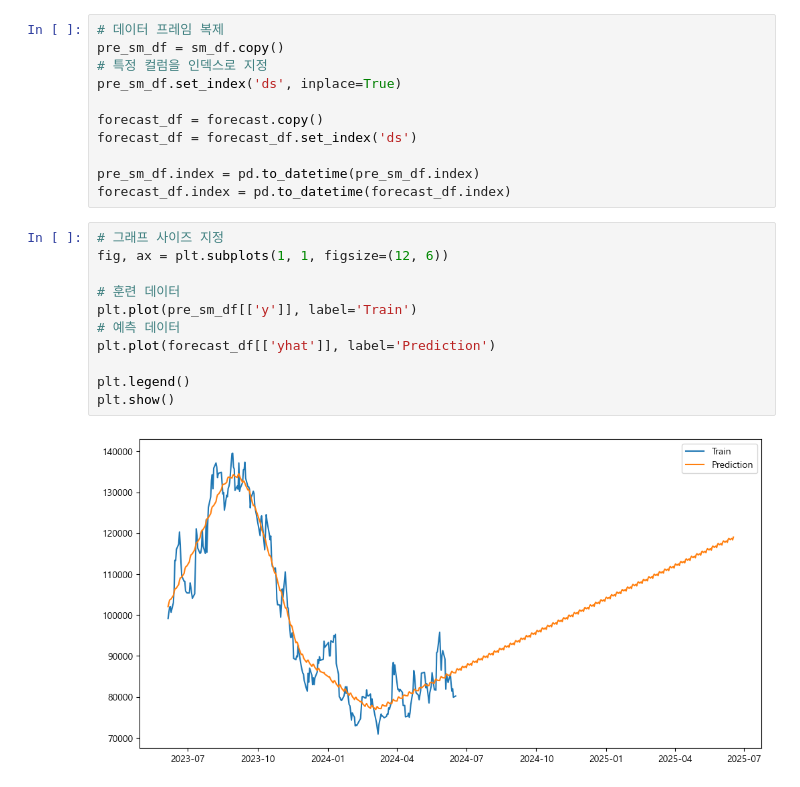
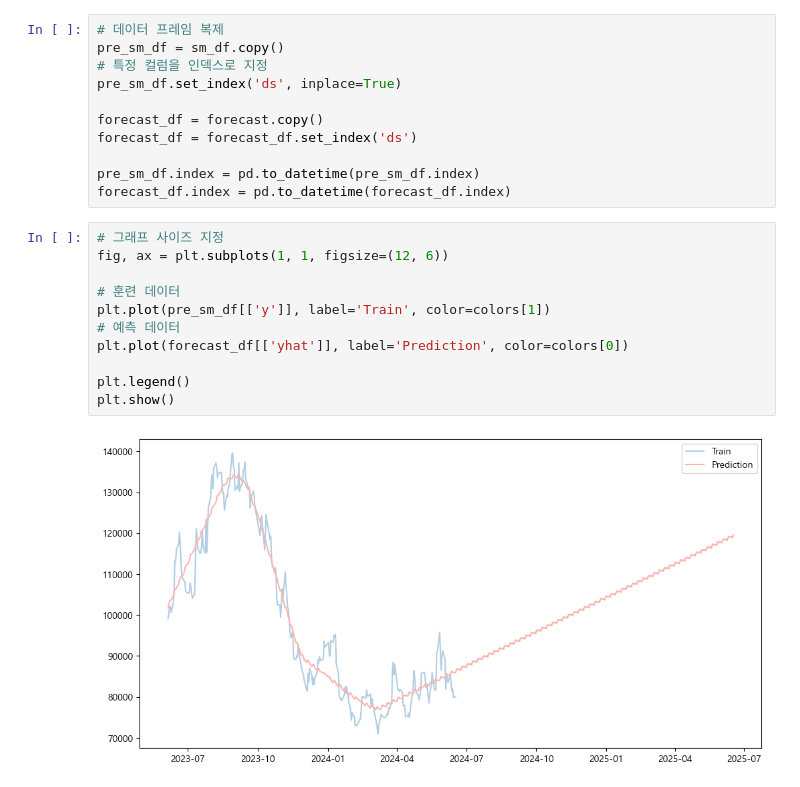
Before and after one commit to songseogyeong/project-time_series, a Jupyter notebook: SM_ent.ipynb, the cells around one changed output. Drawn from its saved outputs; the diff is of its cells as text.

```diff
--- a/SM_ent.ipynb
+++ b/SM_ent.ipynb
@@ -1070,16 +1163,16 @@ forecast_df.index = pd.to_datetime(forecast_df.index)
 # %%
 # 그래프 사이즈 지정
 fig, ax = plt.subplots(1, 1, figsize=(12, 6))
 
 # 훈련 데이터
-plt.plot(pre_sm_df[['y']], label='Train')
+plt.plot(pre_sm_df[['y']], label='Train', color=colors[1])
 # 예측 데이터
-plt.plot(forecast_df[['yhat']], label='Prediction')
+plt.plot(forecast_df[['yhat']], label='Prediction', color=colors[0])
 
 plt.legend()
 plt.show()
 # %% [output]
-[figure, old version]
+[figure, new version]
 # %%
 # 예측 결과 데이터 프레임의 정보로 시각화
 model.plot(forecast, figsize=(15, 8), xlabel='year-month', ylabel='price')
```
Also changed, not shown: parts of 70 cells of this notebook, 36 other files.
